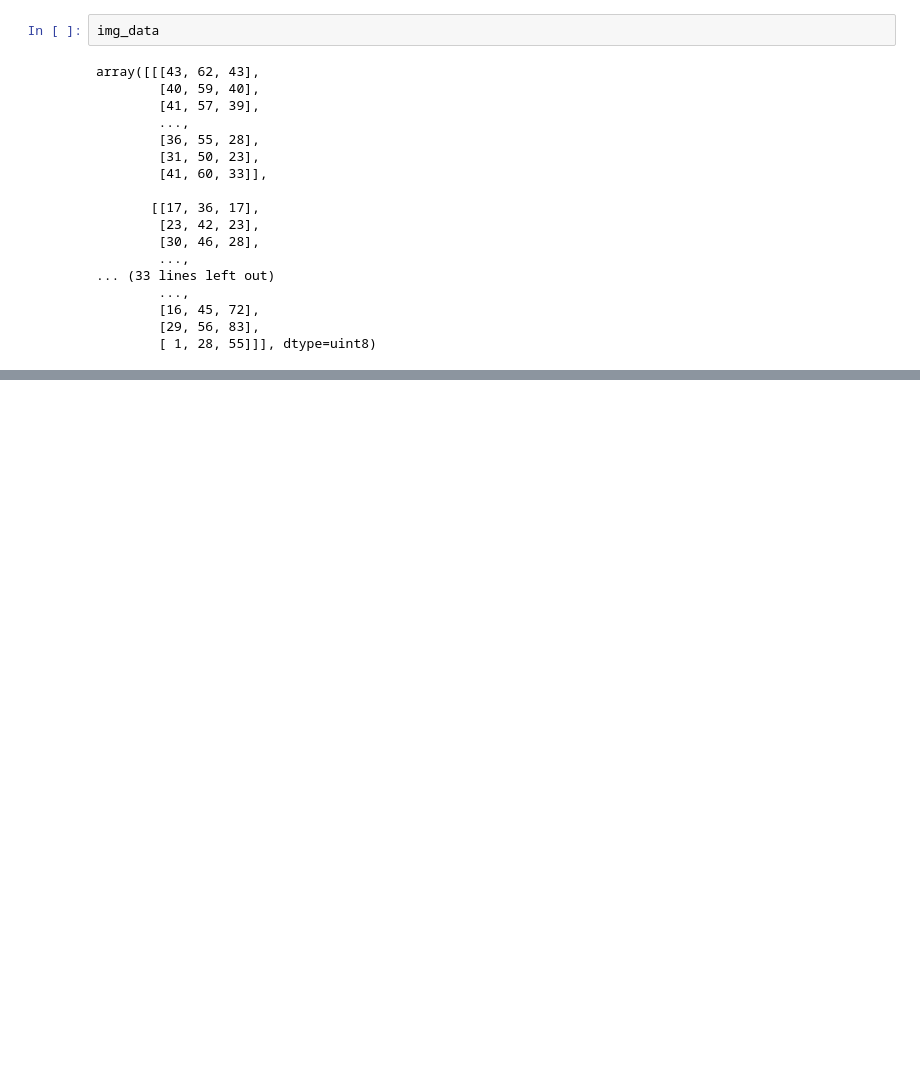
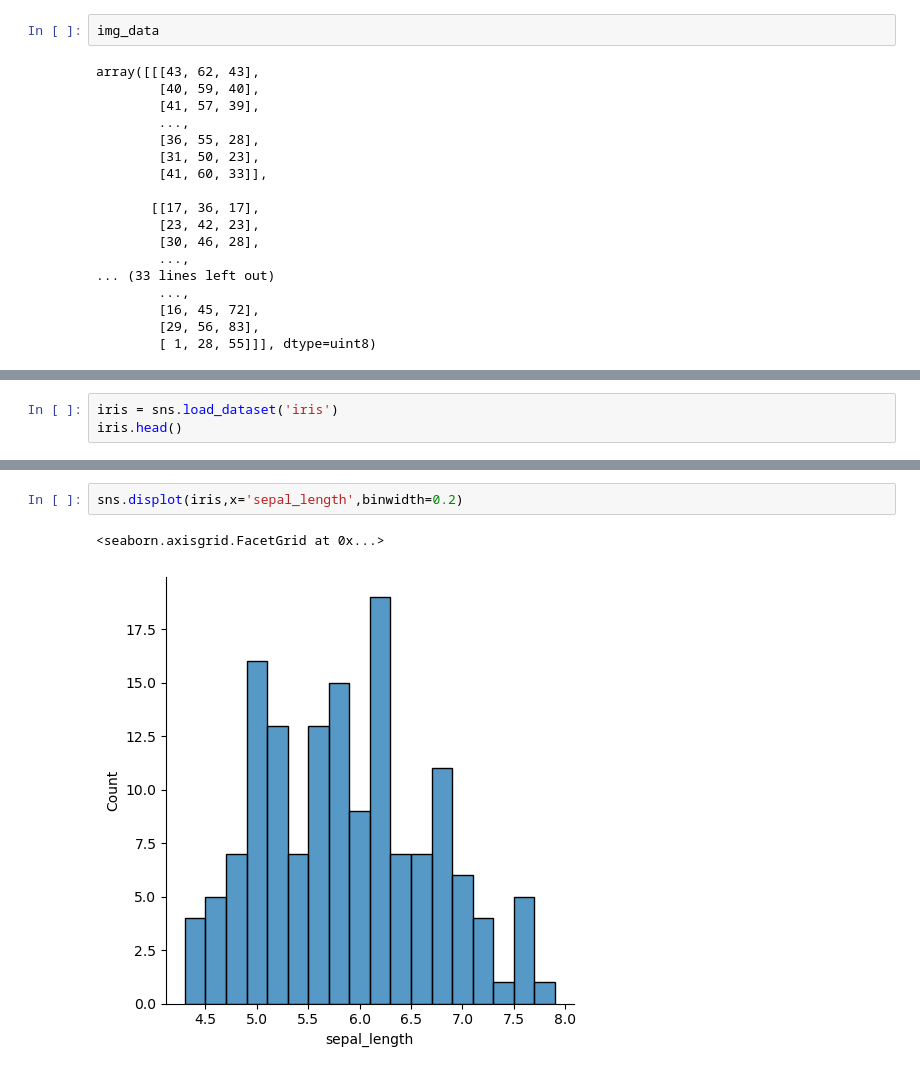
Before and after one commit to DheerajKholia/python-tutorials, a Jupyter notebook: session-4.ipynb, the cells around one changed output, grey strips where cells are left out. Cells and saved outputs as stored; diff of their text form; blank space fills up the shorter version.

```diff
--- a/session-4.ipynb
+++ b/session-4.ipynb
@@ -151,0 +202,3 @@ array([[[43, 62, 43],
+# %%
+iris = sns.load_dataset('iris')
+iris.head()
@@ -151,0 +220,5 @@ array([[[43, 62, 43],
+# %%
+sns.displot(iris,x='sepal_length',binwidth=0.2)
+# %% [output]
+<seaborn.axisgrid.FacetGrid at 0x...>
+[figure, added]
```
Also changed, not shown: parts of 14 cells of this notebook.
